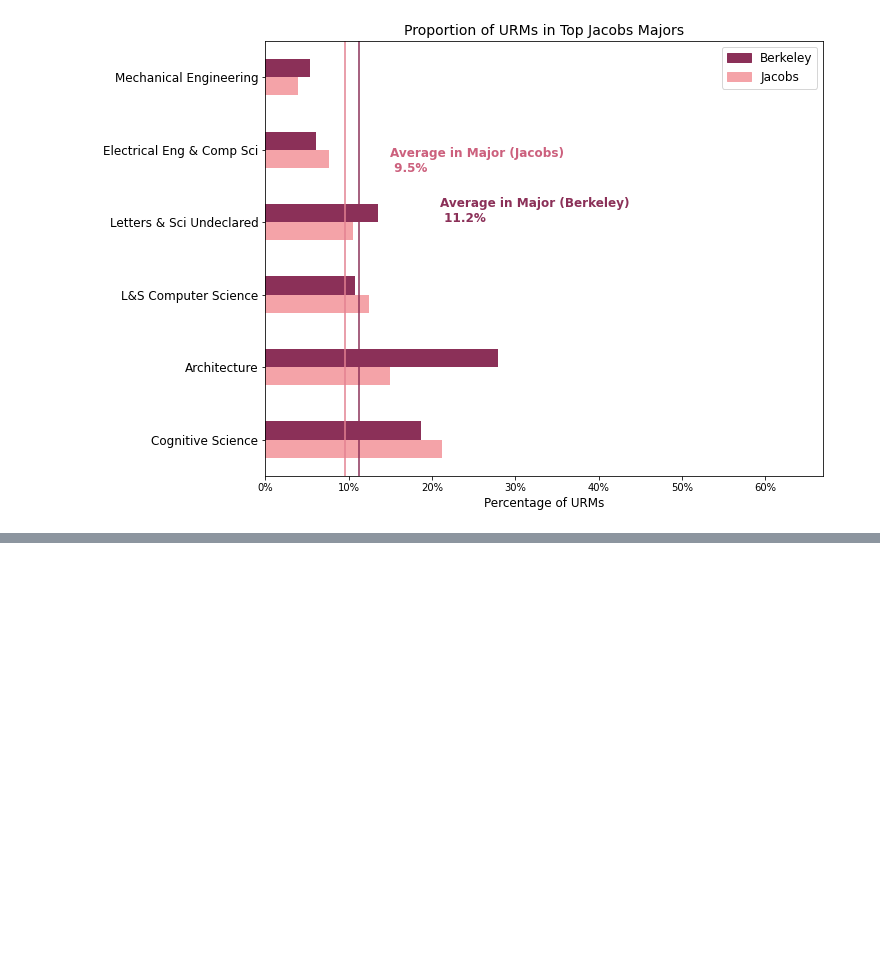
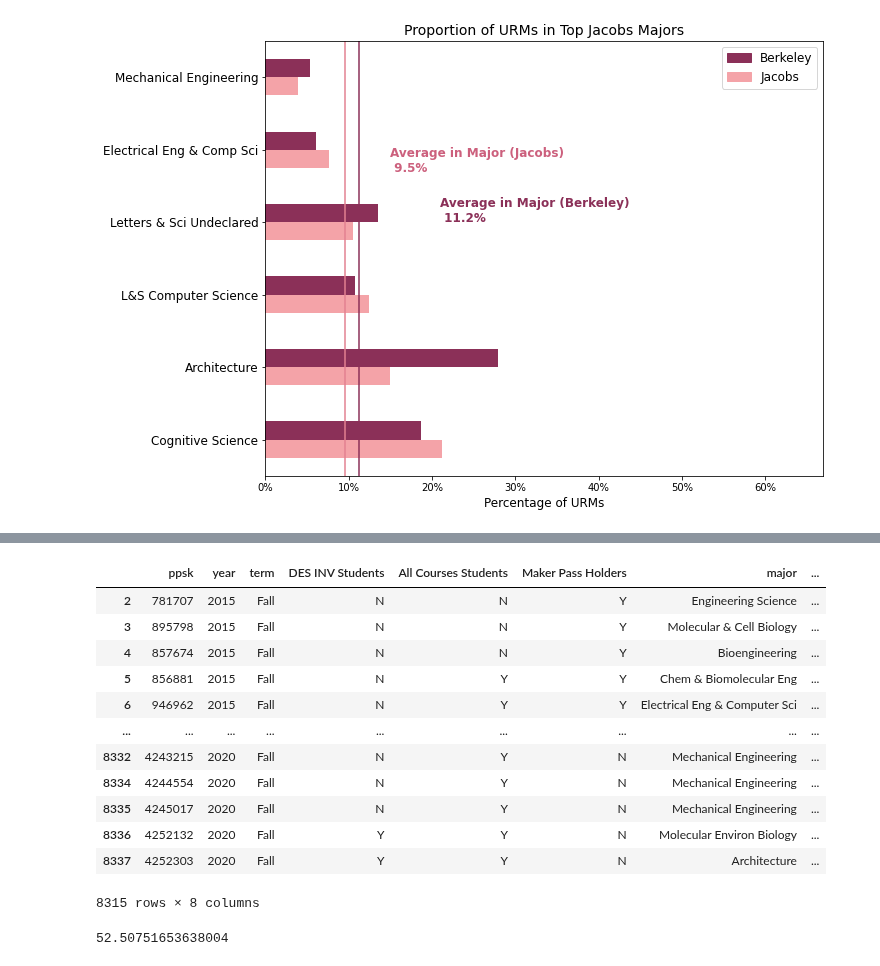
Before and after one commit to PaulDTP/Berkeley_Jacobs, a Jupyter notebook: proportions.ipynb, the cells around one changed output, grey strips where cells are left out. Drawn from its saved outputs; the diff is of its cells as text; code cells hidden in the pictures; blank space fills up the shorter version.

```diff
--- a/proportions.ipynb
+++ b/proportions.ipynb
@@ -285,0 +308,8 @@ fig.get_xlim()
+# %%
+cleaned_jacobs = jacobs.loc[jacobs['ppsk'] != 'MISSING']
+cleaned_jacobs['ppsk'] = cleaned_jacobs.loc[:, 'ppsk'].astype(int)
+all_jacobs = cleaned_jacobs.merge(student_majors[['ppsk','major']], how='left')
+all_jacobs = add_major(all_jacobs.drop_duplicates(subset='ppsk'))
+all_jacobs.dropna(inplace=True)
+all_jacobs['Top 6'] = all_jacobs['major'].apply(lambda x: True if pd.Series([x]).isin(top_majors).any() else False)
+all_jacobs['Top 6'].sum()
@@ -285,0 +342,20 @@ fig.get_xlim()
+# %%
+all_jacobs
+# %% [output]
+|  | ppsk | year | term | DES INV Students | All Courses Students | Maker Pass Holders | major | ... |
+| 2 | 781707 | 2015 | Fall | N | N | Y | Engineering Science | ... |
+| 3 | 895798 | 2015 | Fall | N | N | Y | Molecular & Cell Biology | ... |
+| 4 | 857674 | 2015 | Fall | N | N | Y | Bioengineering | ... |
+| 5 | 856881 | 2015 | Fall | N | Y | Y | Chem & Biomolecular Eng | ... |
+| 6 | 946962 | 2015 | Fall | N | Y | Y | Electrical Eng & Computer Sci | ... |
+| ... | ... | ... | ... | ... | ... | ... | ... | ... |
+| 8332 | 4243215 | 2020 | Fall | N | Y | N | Mechanical Engineering | ... |
+| 8334 | 4244554 | 2020 | Fall | N | Y | N | Mechanical Engineering | ... |
+| 8335 | 4245017 | 2020 | Fall | N | Y | N | Mechanical Engineering | ... |
+| 8336 | 4252132 | 2020 | Fall | Y | Y | N | Molecular Environ Biology | ... |
+| 8337 | 4252303 | 2020 | Fall | Y | Y | N | Architecture | ... |
+8315 rows × 8 columns
+# %%
+4366/8315 * 100
+# %% [output]
+52.50751653638004
```
Also changed, not shown: parts of 13 cells of this notebook, 2 other files.
